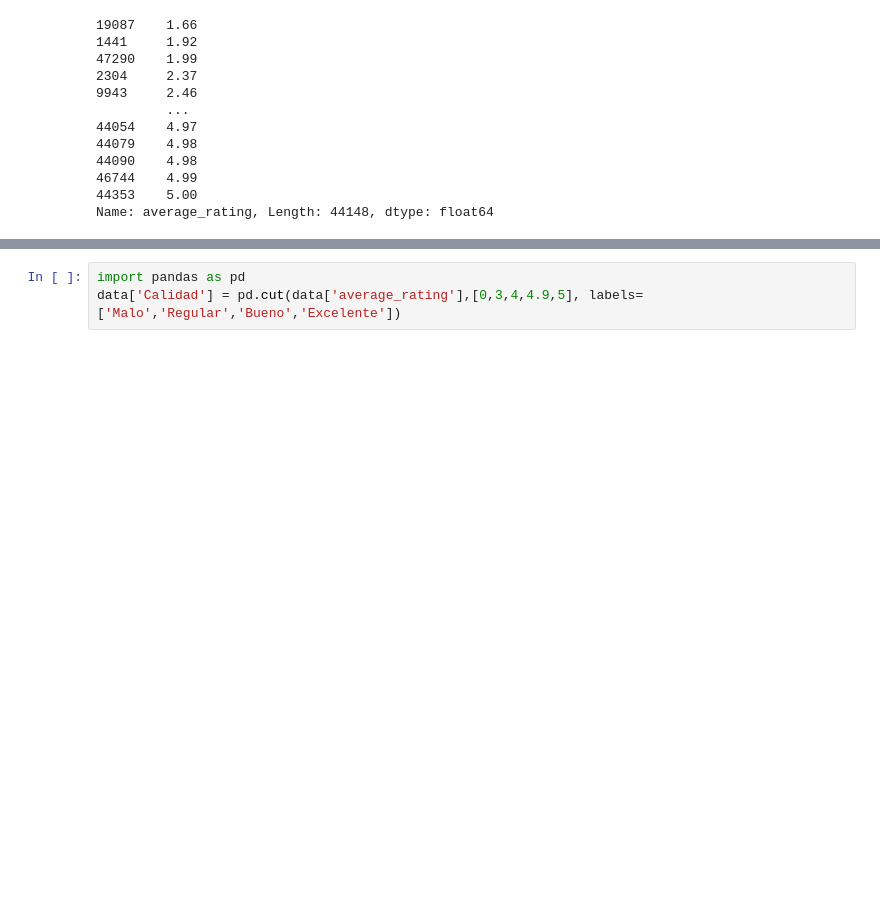
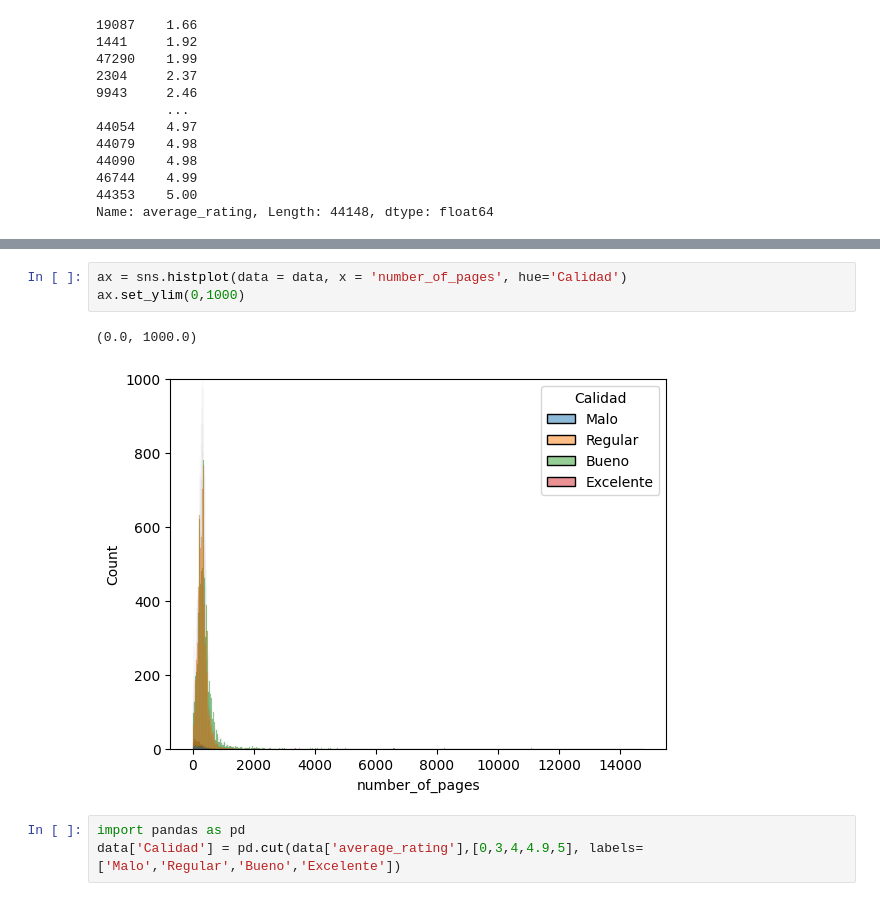
Before and after one commit to IonatanPerez/Aprender_Programando_2023, a Jupyter notebook: Compartido/Trabajos Grupales/Grupo 3-Cultura.ipynb, the cells around one changed output, grey strips where cells are left out. Cells and saved outputs as stored; diff of their text form; blank space fills up the shorter version.

```diff
--- a/Compartido/Trabajos Grupales/Grupo 3-Cultura.ipynb
+++ b/Compartido/Trabajos Grupales/Grupo 3-Cultura.ipynb
@@ -146,3 +142,9 @@ Name: average_rating, Length: 44148, dtype: float64
+# %%
+ax = sns.histplot(data = data, x = 'number_of_pages', hue='Calidad')
+ax.set_ylim(0,1000)
+# %% [output]
+(0.0, 1000.0)
+[figure, added]
 # %%
 import pandas as pd
 data['Calidad'] = pd.cut(data['average_rating'],[0,3,4,4.9,5], labels=['Malo','Regular','Bueno','Excelente'])
```
Also changed, not shown: parts of 27 cells of this notebook, 10 other files.
